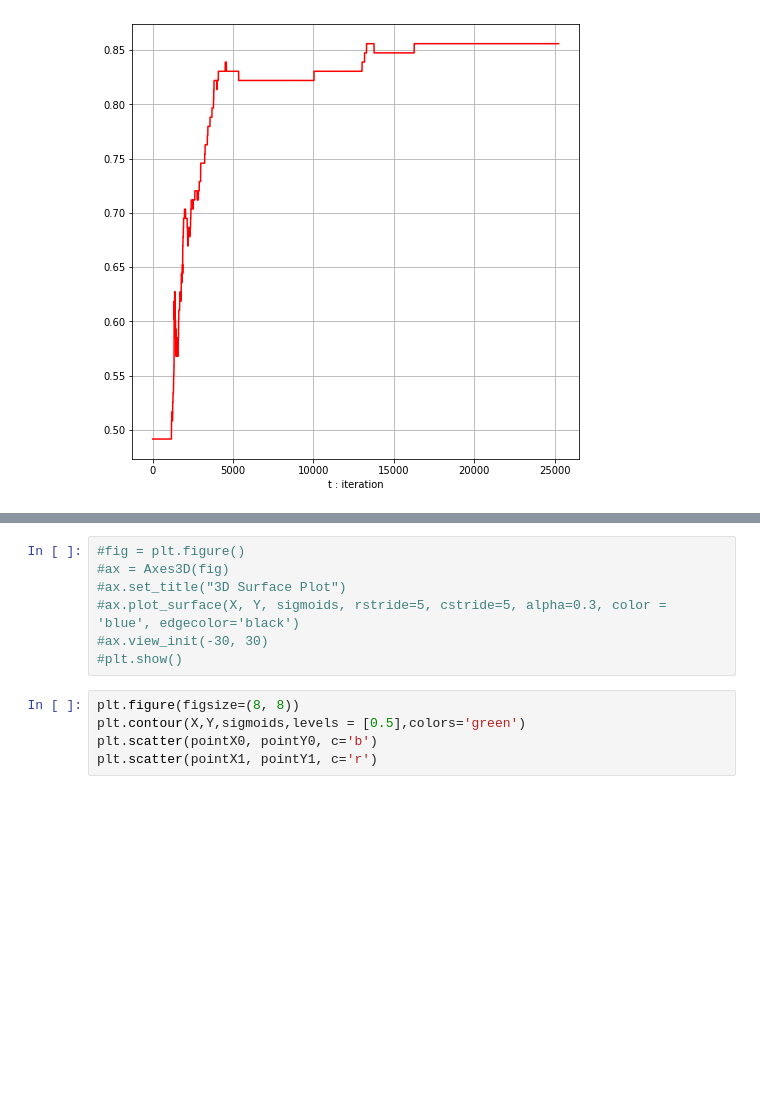
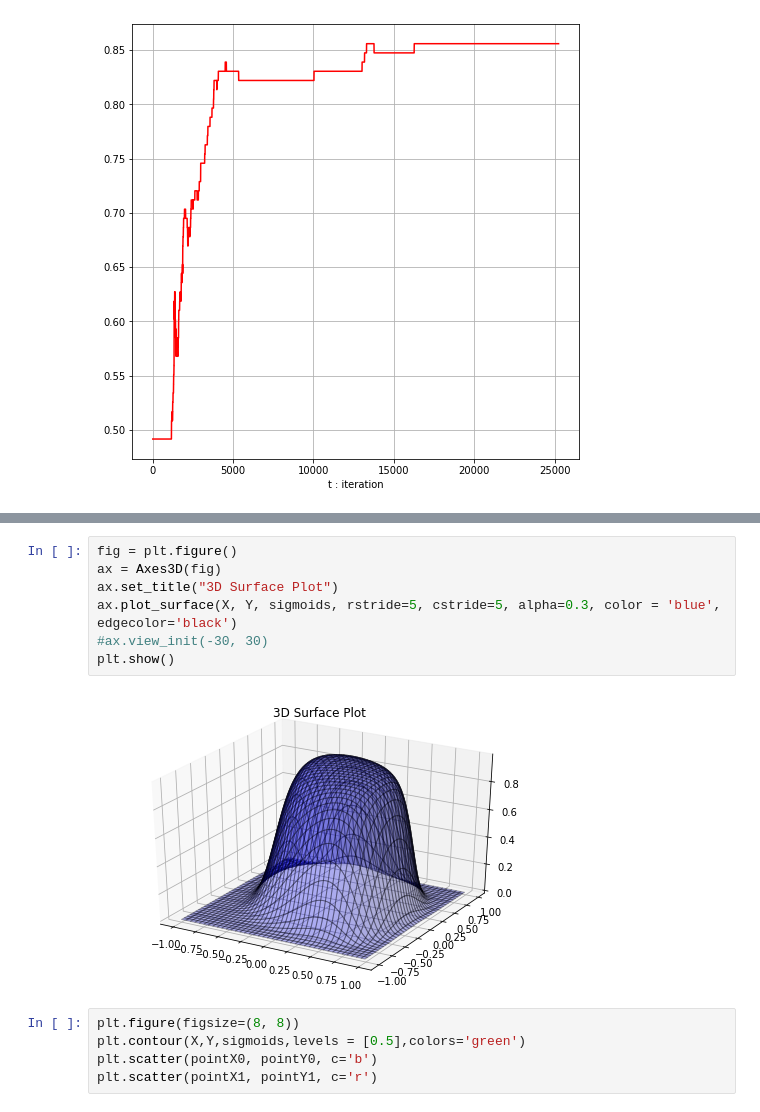
Before and after one commit to cmichael231117/Machine-Learning, a Jupyter notebook: assignment/06/assignment-06.ipynb, the cells around one changed output, grey strips where cells are left out. Drawn from its saved outputs; the diff is of its cells as text; blank space fills up the shorter version.

```diff
--- a/assignment/06/assignment-06.ipynb
+++ b/assignment/06/assignment-06.ipynb
@@ -178,10 +182,12 @@ sigmoids = 1 / (1 + np.exp(-Z))
 # %%
-#fig = plt.figure()
-#ax = Axes3D(fig)
-#ax.set_title("3D Surface Plot")
-#ax.plot_surface(X, Y, sigmoids, rstride=5, cstride=5, alpha=0.3, color = 'blue', edgecolor='black')
+fig = plt.figure()
+ax = Axes3D(fig)
+ax.set_title("3D Surface Plot")
+ax.plot_surface(X, Y, sigmoids, rstride=5, cstride=5, alpha=0.3, color = 'blue', edgecolor='black')
 #ax.view_init(-30, 30)
-#plt.show()
+plt.show()
+# %% [output]
+[figure, added]
 # %%
 plt.figure(figsize=(8, 8))
 plt.contour(X,Y,sigmoids,levels = [0.5],colors='green')
```
Also changed, not shown: parts of 4 cells of this notebook.
